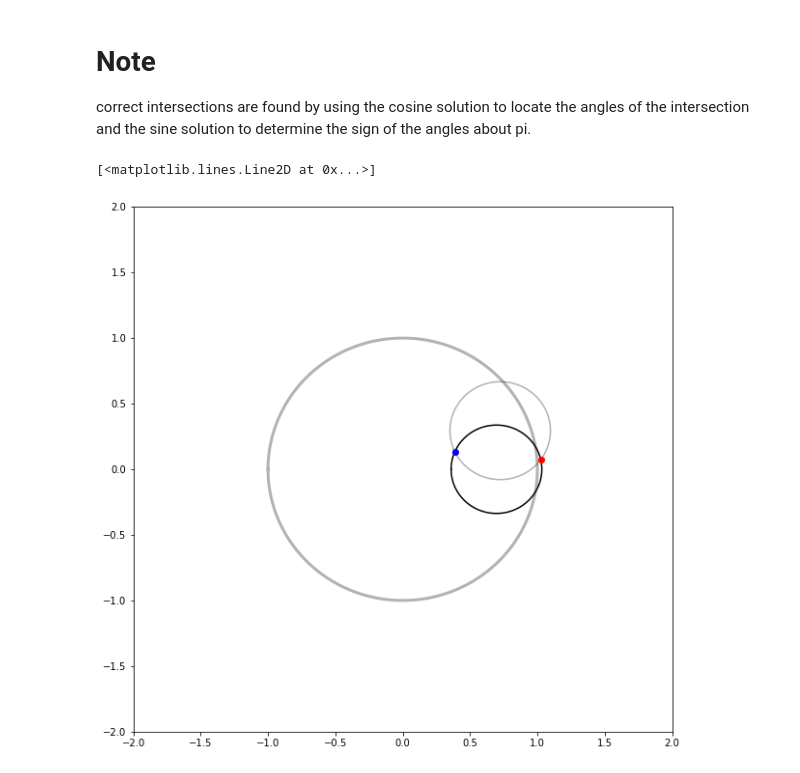
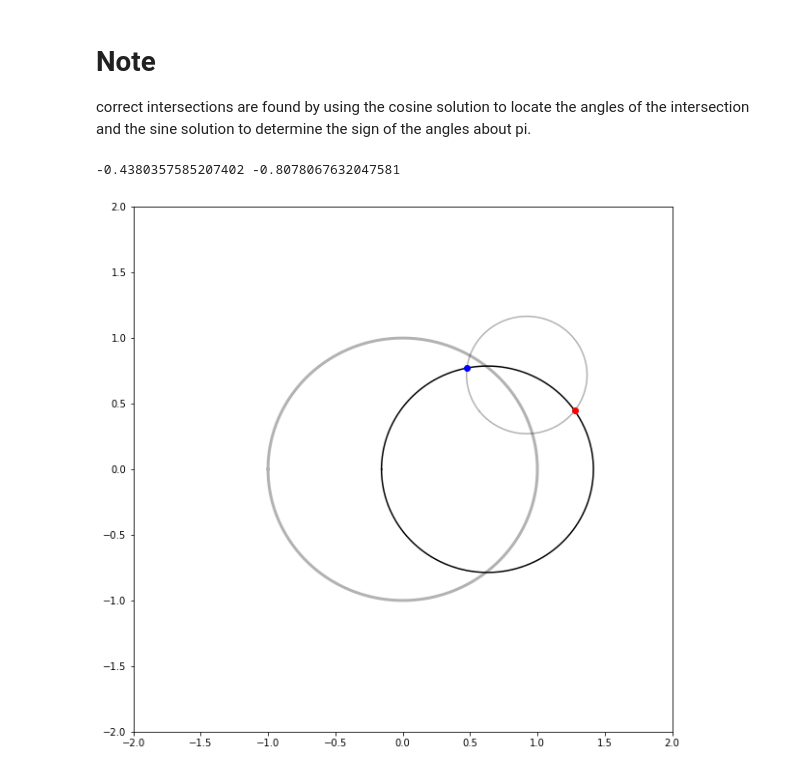
Before and after one commit to tagordon/elliptics, a Jupyter notebook: arcs.ipynb, the cells around one changed output. Cells and saved outputs as stored; diff of their text form; code cells hidden in the pictures.

```diff
--- a/arcs.ipynb
+++ b/arcs.ipynb
@@ -98,3 +31,31 @@ while np.isnan(phi1):
+# %%
+def intersection_angles_cosine(Rm, Rp, bm, bp, bpm):
+
+    delta = bm*bpm**2*Rm*np.sqrt(((bm - bp - bpm)*(bm + bp - bpm)*(bm - bp + bpm)
+                                  *(bm + bp + bpm)*(bpm - Rm - Rp)*(bpm + Rm - Rp)
+                     *(bpm - Rm + Rp)*(bpm + Rm + Rp))/(bm**2*bpm**4*Rm**2))
+    gamma = bm**2*(bpm**2 + Rm**2 - Rp**2) + (-bp**2 + bpm**2)*(bpm**2 + Rm**2 - Rp**2)
+    cosphi2 = (gamma - delta) / (4.*bm*bpm**2*Rm)
+    cosphi1 = (gamma + delta) / (4.*bm*bpm**2*Rm)
+
+    phi1 = np.arccos(cosphi1)
+    phi2 = np.arccos(cosphi2)
+
+    # s and t determine which solution (positive or negative yp) each
+    # angle belongs to. If t is positive, then phi2 belongs to the negative yp solution
+    # and it needs it's sign reversed. Then, if s is positive, phi1 and phi2 belonged to the same
+    # signed yp solution so phi1 needs its sign reversed as well. If s is negative, then they belonged
+    # to opposite signed solutions before, so phi1 does not need to be modified (s * t is positive in
+    # this case, which leaves phi1 unchanged).
+
+    s = np.sign((bm**4 + (bp**2 - bmp**2)**2 -
+                 (bm**2*(bmp**4 + 2*bp**2*rm**2 + rm**4 - 2*(bmp**2 + rm**2)*rp**2 + rp**4))/rm**2)
+                /(4.*bm**2*bmp**2))
+    t = np.sign(bmp - np.sqrt(-(bm**2*rm) + bp**2*rm - bm*rm**2 + bm*rp**2)/np.sqrt(bm + rm))
+    phi1 = s * t * phi1
+    phi2 = - t * phi2
+
+    return phi1, phi2
 # %% [markdown]
 # Note
 
@@ -102,26 +63,26 @@ correct intersections are found by using the cosine solution to locate the angle
 # %%
 phi1 = np.nan
 while np.isnan(phi1):
-    xp, yp, rp = np.random.rand(), np.random.rand(), np.random.rand() * 0.8
-    xm, ym, rm = np.random.rand(), 0, np.random.rand() * rp
+    xm, ym, rm = np.random.rand(), 0, np.random.rand() * 0.8
+    xp, yp, rp = np.random.rand(), np.random.rand(), np.random.rand() * rm
 
     bm = np.sqrt(xm**2 + ym**2)
     bp = np.sqrt(xp**2 + yp**2)
     bmp = np.sqrt((xm-xp)**2 + (ym-yp)**2)
 
     phi1, phi2 = intersection_angles_cosine(rm, rp, bm, bp, bmp)
 
 fig, axs = plt.subplots(figsize=(10, 10))
 draw_circle(0, 0, 1, axs, color='k', alpha=0.3, linewidth=3)
 draw_circle(xp, yp, rp, axs, color='k', alpha=0.3)
 draw_circle(xm, ym, rm, axs, color='k', alpha=1)
 
 axs.plot(xm + rm * np.cos(np.pi + phi1), ym + rm * np.sin(np.pi + phi1), 'bo')
 axs.plot(xm + rm * np.cos(np.pi + phi2), ym + rm * np.sin(np.pi + phi2), 'ro')
 
-#axs.plot(xm + rm * np.cos(np.pi - s*phi2), ym + rm * np.sin(np.pi - s*phi2), 'ro')
+print(phi1 / np.pi, phi2 / np.pi)
 # %% [output]
-[<matplotlib.lines.Line2D at 0x...>]
+-0.4380357585207402 -0.8078067632047581
-[figure, old version]
+[figure, new version]
 # %%
 bmp
```
Also changed, not shown: parts of 7 cells of this notebook, 4 other files.
